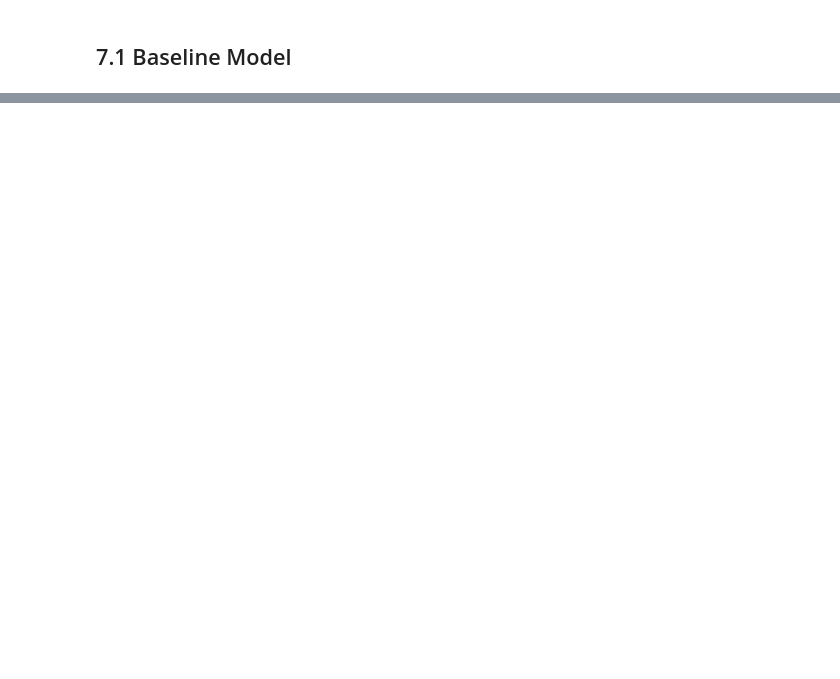
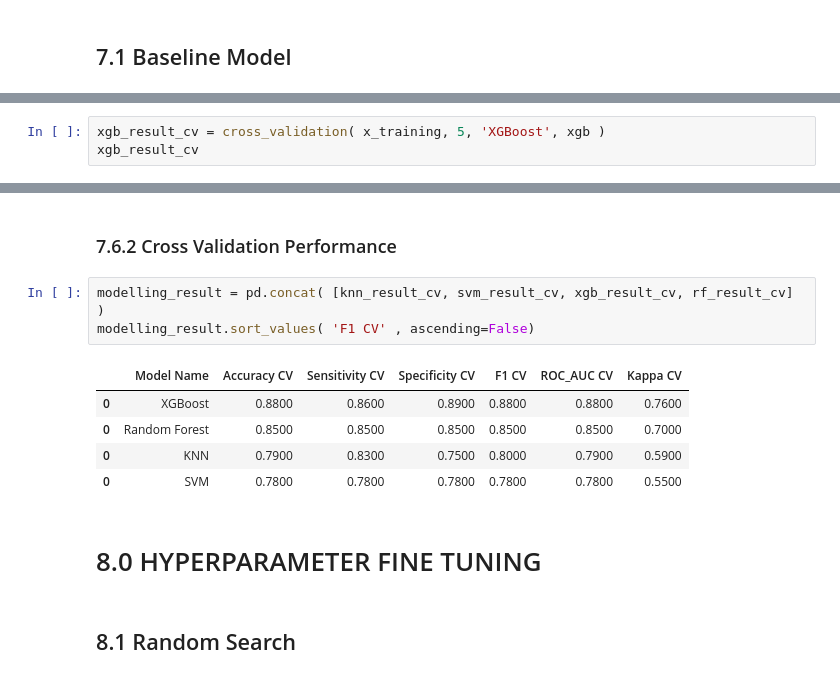
Before and after one commit to ronaldoi9/churn_prediction, a Jupyter notebook: churn_prediction.ipynb, the cells around one changed output, grey strips where cells are left out. Cells and saved outputs as stored; diff of their text form; blank space fills up the shorter version.

```diff
--- a/churn_prediction.ipynb
+++ b/churn_prediction.ipynb
@@ -991,0 +953,3 @@ modelling_result.sort_values( 'Accuracy' , ascending=False)
+# %%
+xgb_result_cv = cross_validation( x_training, 5, 'XGBoost', xgb )
+xgb_result_cv
@@ -991,0 +1004,15 @@ modelling_result.sort_values( 'Accuracy' , ascending=False)
+# %% [markdown]
+### 7.6.2 Cross Validation Performance
+# %%
+modelling_result = pd.concat( [knn_result_cv, svm_result_cv, xgb_result_cv, rf_result_cv] )
+modelling_result.sort_values( 'F1 CV' , ascending=False)
+# %% [output]
+|  | Model Name | Accuracy CV | Sensitivity CV | Specificity CV | F1 CV | ROC_AUC CV | Kappa CV |
+| 0 | XGBoost | 0.8800 | 0.8600 | 0.8900 | 0.8800 | 0.8800 | 0.7600 |
+| 0 | Random Forest | 0.8500 | 0.8500 | 0.8500 | 0.8500 | 0.8500 | 0.7000 |
+| 0 | KNN | 0.7900 | 0.8300 | 0.7500 | 0.8000 | 0.7900 | 0.5900 |
+| 0 | SVM | 0.7800 | 0.7800 | 0.7800 | 0.7800 | 0.7800 | 0.5500 |
+# %% [markdown]
+# 8.0 HYPERPARAMETER FINE TUNING
+# %% [markdown]
+## 8.1 Random Search
```
Also changed, not shown: parts of 79 cells of this notebook, 1 other file.
